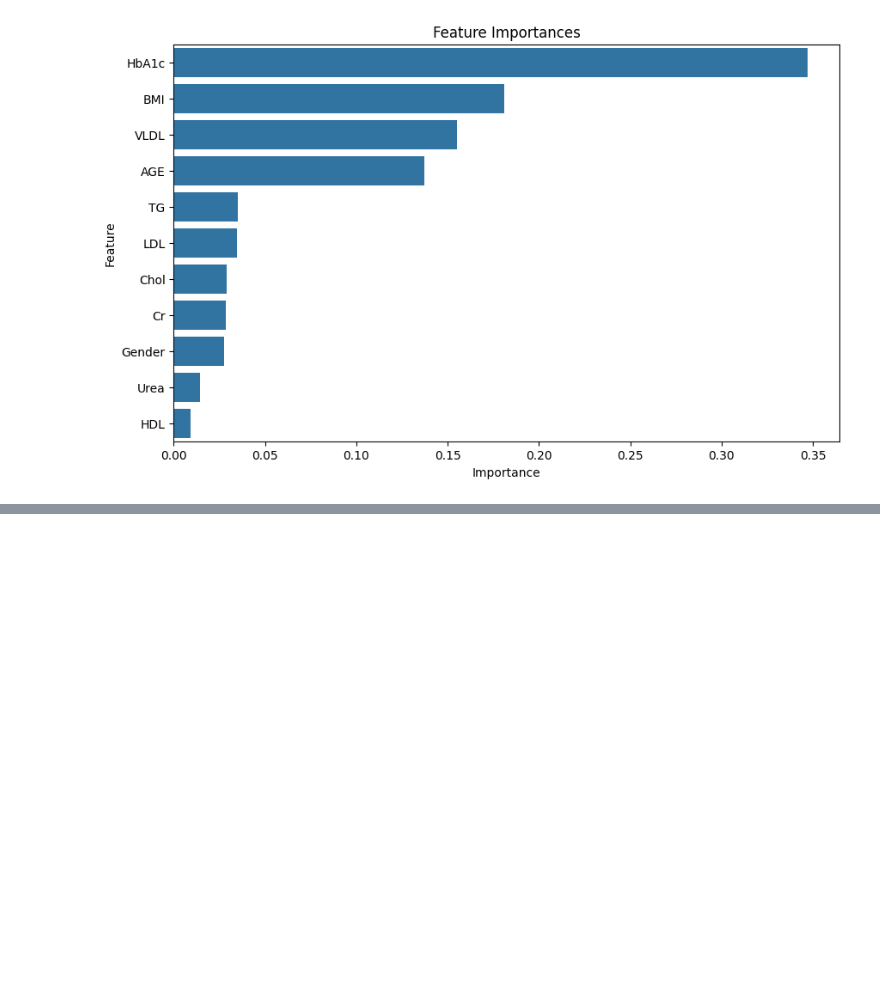
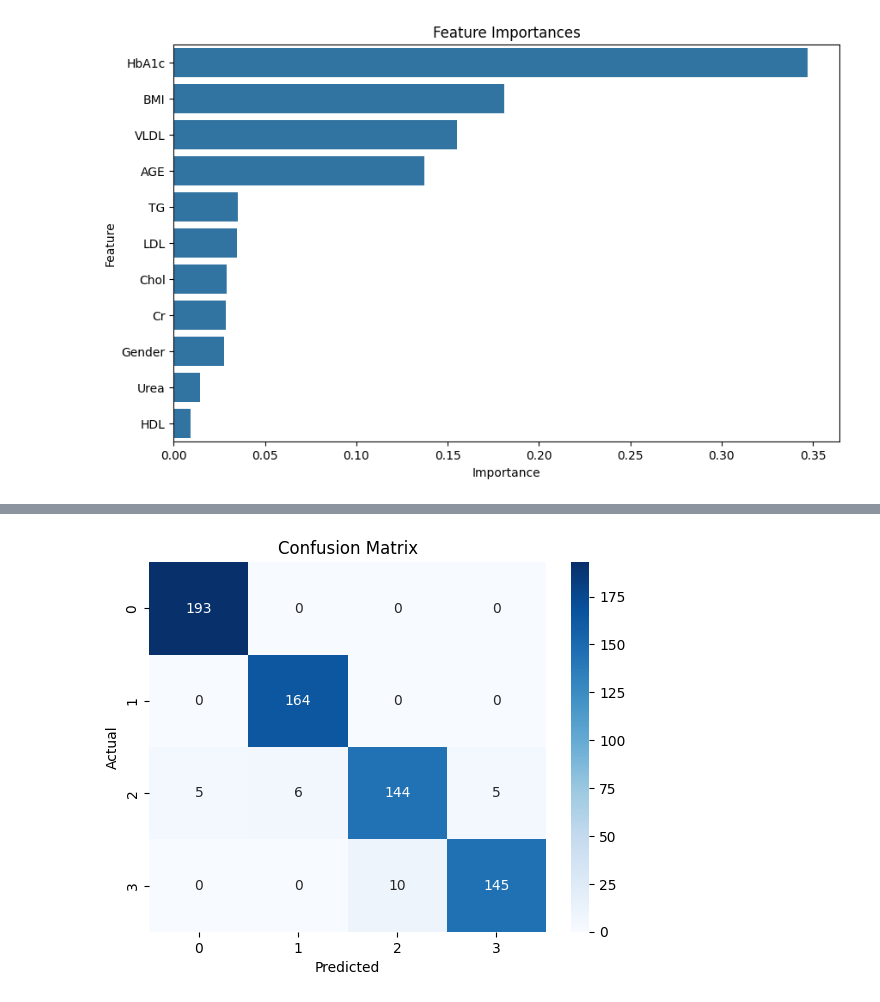
Before and after one commit to SridharaniKatipally/Diabetes-prediction-using-ML, a Jupyter notebook: diabetes(new).ipynb, the cells around one changed output, grey strips where cells are left out. Drawn from its saved outputs; the diff is of its cells as text; code cells hidden in the pictures; blank space fills up the shorter version.

```diff
--- a/diabetes(new).ipynb
+++ b/diabetes(new).ipynb
@@ -144,0 +913,93 @@ plt.show()
+# %%
+#AdaBoost
+from sklearn.model_selection import StratifiedKFold, GridSearchCV, train_test_split
+from imblearn.over_sampling import SMOTE
+from imblearn.under_sampling import RandomUnderSampler
+from sklearn.preprocessing import StandardScaler, LabelEncoder
+from sklearn.ensemble import AdaBoostClassifier
+from sklearn.metrics import accuracy_score, confusion_matrix, classification_report, roc_auc_score
+import matplotlib.pyplot as plt
+import seaborn as sns
+import pandas as pd
+
+# Load the dataset
+file_path = '/content/Dataset of Diabetes .csv'
+data = pd.read_csv(file_path)
+
+# Encode categorical variables
+label_encoder = LabelEncoder()
+data['Gender'] = label_encoder.fit_transform(data['Gender'])
+data['CLASS'] = label_encoder.fit_transform(data['CLASS'])
+
+# Define features and target variable
+X = data.drop(['ID', 'No_Pation', 'CLASS'], axis=1)
+y = data['CLASS']
+
+# Check the class distribution
+class_counts = y.value_counts()
+print(class_counts)
+
+# Remove the extremely small class
+data = data[y != 1]
+X = data.drop(['ID', 'No_Pation', 'CLASS'], axis=1)
+y = data['CLASS']
+
+# Check the class distribution again
+class_counts = y.value_counts()
+print(class_counts)
+
+# Handle class imbalance with SMOTE (with adjusted k_neighbors) and RandomUnderSampler
+smote = SMOTE(random_state=42, k_neighbors=1)
+X_smote, y_smote = smote.fit_resample(X, y)
+
+under = RandomUnderSampler(random_state=42)
+X_resampled, y_resampled = under.fit_resample(X_smote, y_smote)
+
+# Split the data into training and testing sets
+X_train, X_test, y_train, y_test = train_test_split(X_resampled, y_resampled, test_size=0.2, random_state=42)
+
+# Normalize/Standardize continuous features
+scaler = StandardScaler()
+X_train = scaler.fit_transform(X_train)
+X_test = scaler.transform(X_test)
+
+# Initialize and train the AdaBoost model with StratifiedKFold
+adb = AdaBoostClassifier(random_state=42)
+param_grid = {
+    'n_estimators': [50, 100, 200],
+    'learning_rate': [0.01, 0.1, 1]
+}
+strat_kfold = StratifiedKFold(n_splits=3)
+grid_search = GridSearchCV(estimator=adb, param_grid=param_grid, cv=strat_kfold, n_jobs=-1, verbose=2)
+grid_search.fit(X_train, y_train)
+
+# Best model
+best_adb = grid_search.best_estimator_
+
+# Predictions
+y_pred = best_adb.predict(X_test)
+y_pred_prob = best_adb.predict_proba(X_test)[:, 1]
+
+# Evaluation
+print("Accuracy:", accuracy_score(y_test, y_pred))
+print("Classification Report:\n", classification_report(y_test, y_pred))
+
+
+# Confusion Matrix
+conf_matrix = confusion_matrix(y_test, y_pred)
+sns.heatmap(conf_matrix, annot=True, fmt='d', cmap='Blues')
+plt.xlabel('Predicted')
+plt.ylabel('Actual')
+plt.title('Confusion Matrix')
+plt.show()
+
+# Feature Importance
+importances = best_adb.feature_importances_
+feature_names = X.columns
+feature_importances = pd.DataFrame({'Feature': feature_names, 'Importance': importances}).sort_values(by='Importance', ascending=False)
+
+plt.figure(figsize=(10, 6))
+sns.barplot(x='Importance', y='Feature', data=feature_importances)
+plt.title('Feature Importances')
+plt.show()
+# %% [output]
@@ -144,0 +1023 @@ plt.show()
+[figure, added]
```
Also changed, not shown: parts of 44 cells of this notebook.
